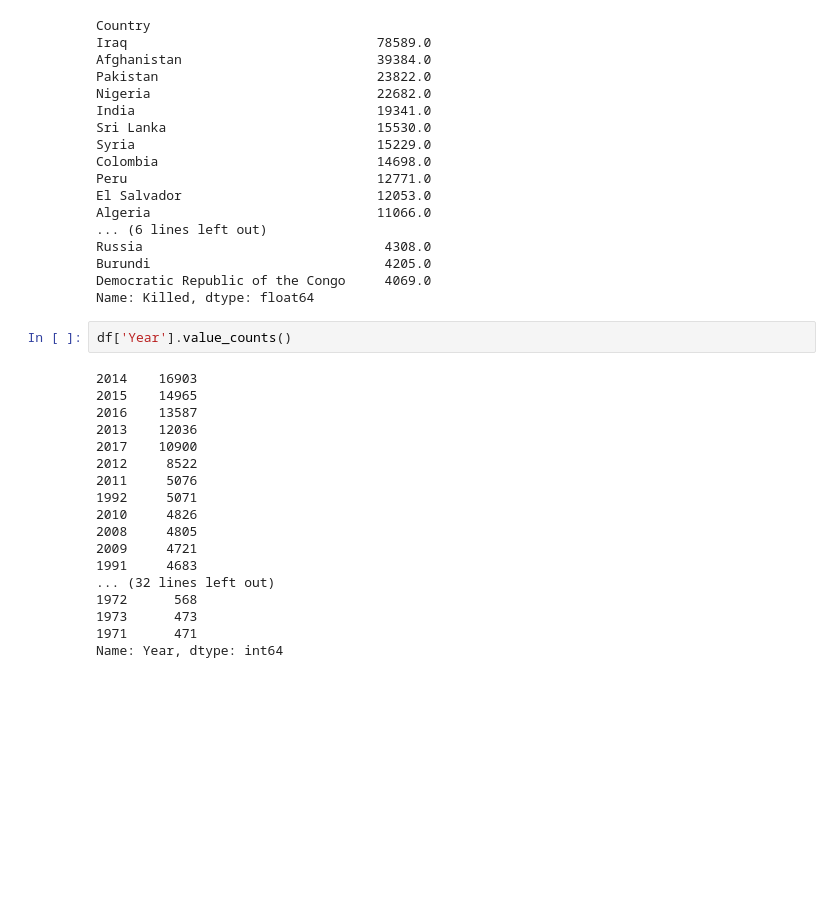
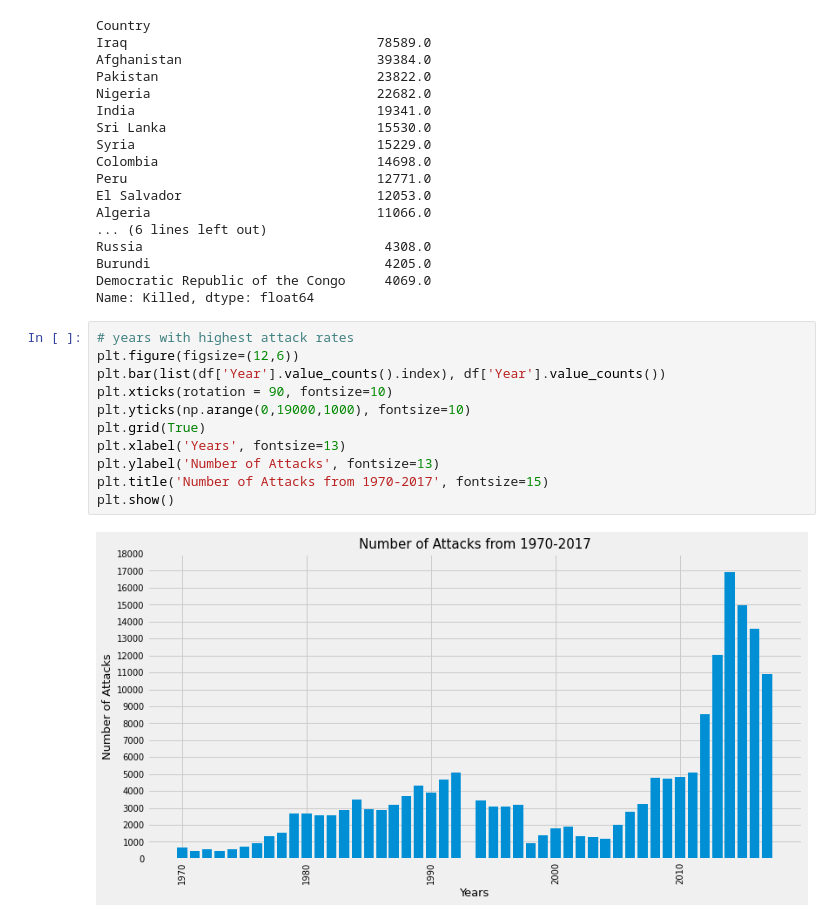
Before and after one commit to siddeshnaik/Sparks_Foundation, a Jupyter notebook: Terrorisum.ipynb, the cells around one changed output. Saved outputs shown, nothing was run; the diff lists cells and outputs as text; blank space fills up the shorter version.

```diff
--- a/Terrorisum.ipynb
+++ b/Terrorisum.ipynb
@@ -435,25 +324,18 @@ Russia                               4308.0
 Burundi                              4205.0
 Democratic Republic of the Congo     4069.0
 Name: Killed, dtype: float64
-# %%
-df['Year'].value_counts()
-# %% [output]
-2014    16903
-2015    14965
-2016    13587
-2013    12036
-2017    10900
-2012     8522
-2011     5076
-1992     5071
-2010     4826
-2008     4805
-2009     4721
-1991     4683
-... (32 lines left out)
-1972      568
-1973      473
-1971      471
-Name: Year, dtype: int64
+# %%
+# years with highest attack rates
+plt.figure(figsize=(12,6))
+plt.bar(list(df['Year'].value_counts().index), df['Year'].value_counts())
+plt.xticks(rotation = 90, fontsize=10)
+plt.yticks(np.arange(0,19000,1000), fontsize=10)
+plt.grid(True)
+plt.xlabel('Years', fontsize=13)
+plt.ylabel('Number of Attacks', fontsize=13)
+plt.title('Number of Attacks from 1970-2017', fontsize=15)
+plt.show()
+# %% [output]
+[figure, added]
 # %%
 #year , country wise attacks
```
Also changed, not shown: parts of 17 cells of this notebook.
